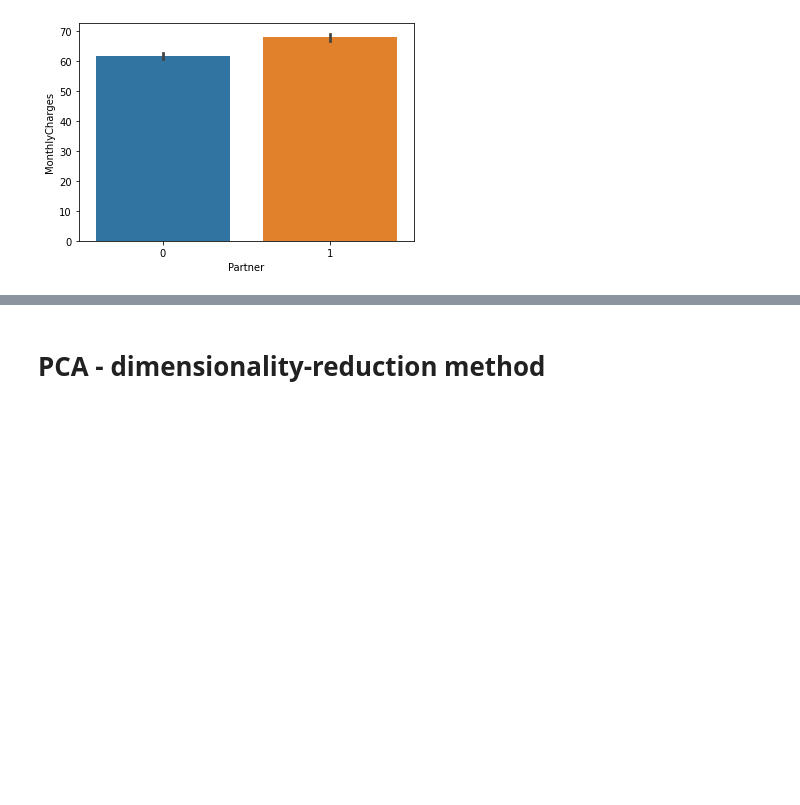
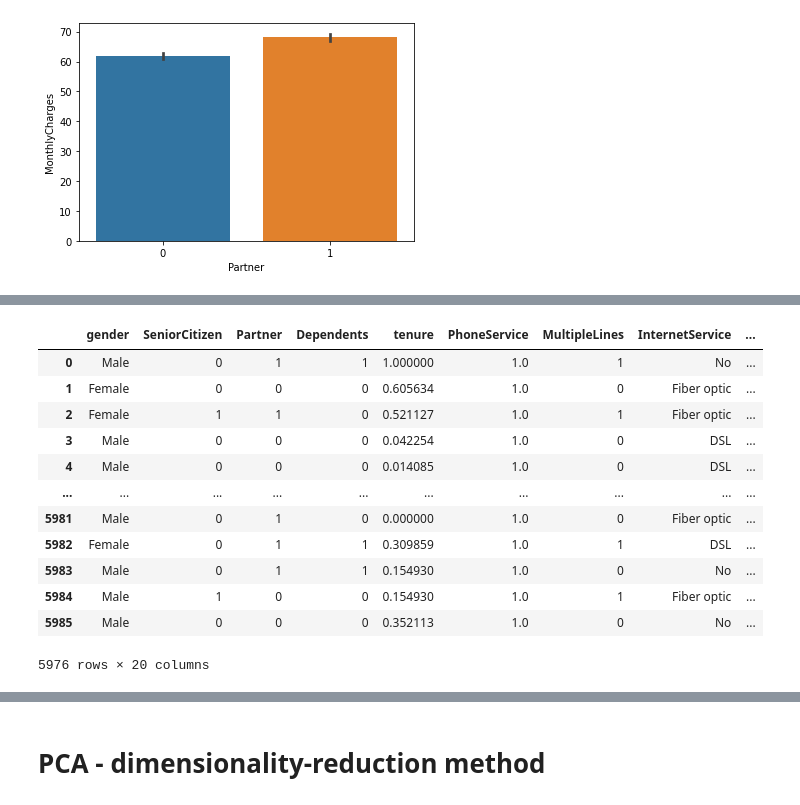
Before and after one commit to Meetii/DataMiningProject, a Jupyter notebook: TelecomUsers - Project.ipynb, the cells around one changed output, grey strips where cells are left out. Saved outputs shown, nothing was run; the diff lists cells and outputs as text; code cells hidden in the pictures; blank space fills up the shorter version.

```diff
--- a/TelecomUsers - Project.ipynb
+++ b/TelecomUsers - Project.ipynb
@@ -142,0 +167,20 @@ sns.barplot(x='Partner', y='MonthlyCharges', data=df)
+# %%
+from sklearn.preprocessing import MinMaxScaler
+df_n = df.copy()
+min_max_scaler = MinMaxScaler()
+df_n[["tenure", "Churn", "PhoneService"]] = min_max_scaler.fit_transform(df_n[["tenure", "Churn", "PhoneService"]])
+df_n
+# %% [output]
+|  | gender | SeniorCitizen | Partner | Dependents | tenure | PhoneService | MultipleLines | InternetService | ... |
+| 0 | Male | 0 | 1 | 1 | 1.000000 | 1.0 | 1 | No | ... |
+| 1 | Female | 0 | 0 | 0 | 0.605634 | 1.0 | 0 | Fiber optic | ... |
+| 2 | Female | 1 | 1 | 0 | 0.521127 | 1.0 | 1 | Fiber optic | ... |
+| 3 | Male | 0 | 0 | 0 | 0.042254 | 1.0 | 0 | DSL | ... |
+| 4 | Male | 0 | 0 | 0 | 0.014085 | 1.0 | 0 | DSL | ... |
+| ... | ... | ... | ... | ... | ... | ... | ... | ... | ... |
+| 5981 | Male | 0 | 1 | 0 | 0.000000 | 1.0 | 0 | Fiber optic | ... |
+| 5982 | Female | 0 | 1 | 1 | 0.309859 | 1.0 | 1 | DSL | ... |
+| 5983 | Male | 0 | 1 | 1 | 0.154930 | 1.0 | 0 | No | ... |
+| 5984 | Male | 1 | 0 | 0 | 0.154930 | 1.0 | 1 | Fiber optic | ... |
+| 5985 | Male | 0 | 0 | 0 | 0.352113 | 1.0 | 0 | No | ... |
+5976 rows × 20 columns
```
Also changed, not shown: parts of 20 cells of this notebook.
